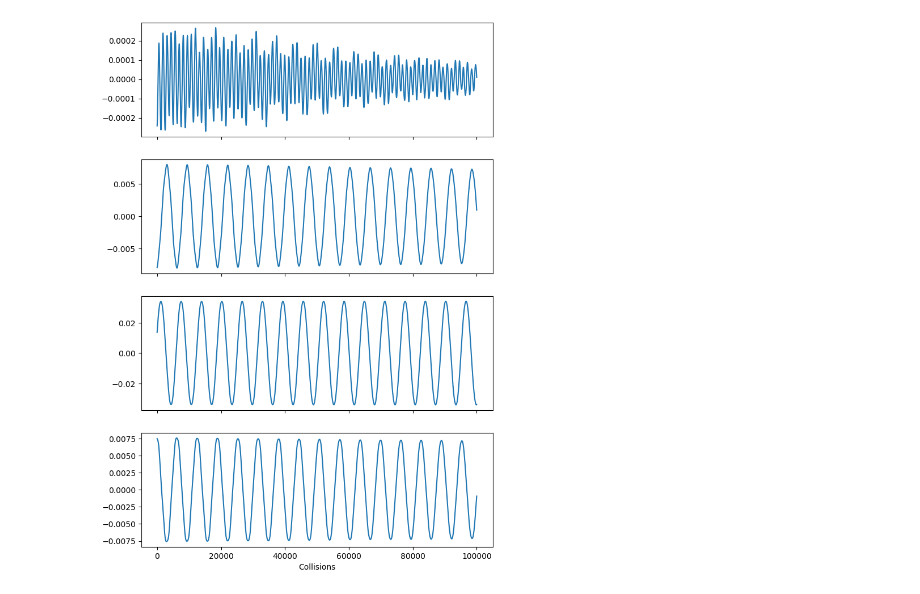
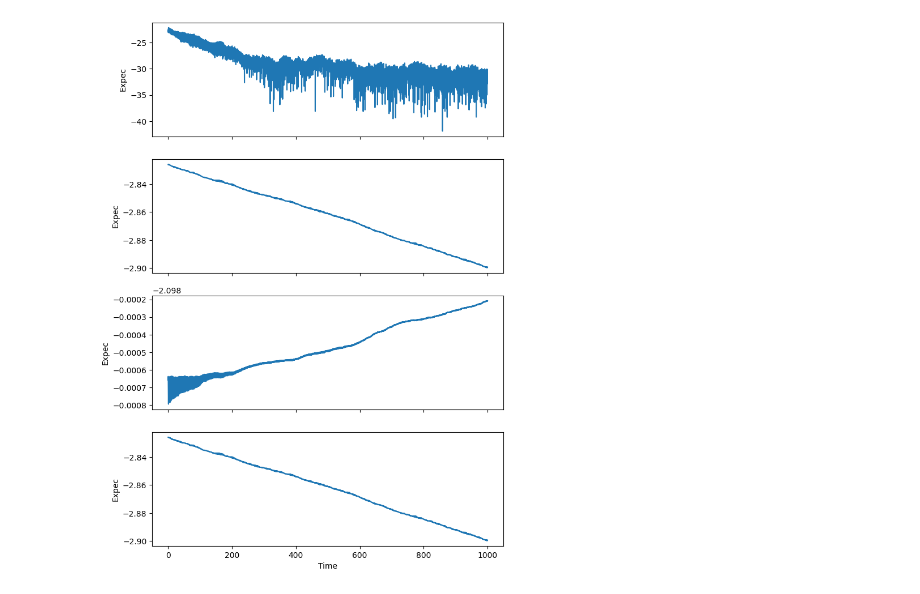
Before and after one commit to gismo63/CollisionModel, a Jupyter notebook: CollisionModelQuTiP.ipynb, the cells around one changed output. Saved outputs shown, nothing was run; the diff lists cells and outputs as text; code cells hidden in the pictures.

```diff
--- a/CollisionModelQuTiP.ipynb
+++ b/CollisionModelQuTiP.ipynb
@@ -91,26 +79,40 @@ def collision_model_dynamics(num_spins, num_col, rho_S_0, rho_A, expec_list_S, H
+# %%
+#generate initial states
+np.random.seed(10) #10 best for 4 spins
+psi_0 = tensor([rand_ket_haar(2) for _ in range(num_spins)])
+rho_S_0 = psi_0 * psi_0.dag()
+
+beta = 3.5 #temperature
+g_prob = 0.5*(1+np.tanh(beta))
+rho_A = g_prob * (basis(2,1) * basis(2,1).dag()) + (1-g_prob) * (basis(2,0) * basis(2,0).dag())
+
+#expectation values to calculate
+expec_list_S = [tensor([sigmax() if k == i else qeye(2) for k in range(num_spins)])
+              for i in range(num_spins)] + [tensor([sigmay() if k == i else qeye(2) for k in range(num_spins)])
+              for i in range(num_spins)]
+
+#system and interaction Hamiltonians
+H_S = -Hxyz(num_spins, J, J*gamma, J*Delta, bfield, periodic=True)
+H_SA = 0.5*(tensor(sigmax(), *[qeye(2) for _ in range(num_spins - 1)], sigmax())
+          + tensor(sigmay(), *[qeye(2) for _ in range(num_spins - 1)], sigmay()))
 # %%
 expectations = collision_model_dynamics(num_spins, num_collision, rho_S_0, rho_A, expec_list_S,
                                H_S, H_SA, collision_duration, gamma, timestep)
 # %%
-spaced_expec = expectations[-int(100/timestep):, :]
+spaced_expec = expectations[-int(1000/timestep):, :]
 
-time_axis = np.arange(spaced_expec.shape[0]) * 10
+time_axis = np.arange(spaced_expec.shape[0]) * timestep
 
-fig, axs = plt.subplots(4, 1, figsize=(8, 12), sharex=True)
+fig, axs = plt.subplots(num_spins, 1, figsize=(8, 12), sharex=True)
+
+for i in range(num_spins):
+    #axs[i].plot(time_axis, spaced_expec[:, i]**2, time_axis, spaced_expec[:, i + num_spins]**2)
+    axs[i].plot(time_axis, np.log(spaced_expec[:, i]**2 + spaced_expec[:, i + num_spins]**2))
+    axs[i].set_ylabel('Expec')
+
+axs[3].set_xlabel('Time')
 
 
-axs[0].plot(time_axis, spaced_expec[:, 0])
-axs[1].plot(time_axis, spaced_expec[:, 1])
-axs[2].plot(time_axis, spaced_expec[:, 2])
-axs[3].plot(time_axis, spaced_expec[:, 3])
-
-axs[3].set_ylabel('Expec')
-axs[3].set_xlabel('Collisions')
-
-plt.xlabel('Collisions')
-plt.ylabel('')
-#plt.legend()
-
 plt.show()
 # %% [output]
-[figure, old version]
+[figure, new version]
```
Also changed, not shown: parts of 7 cells of this notebook.
